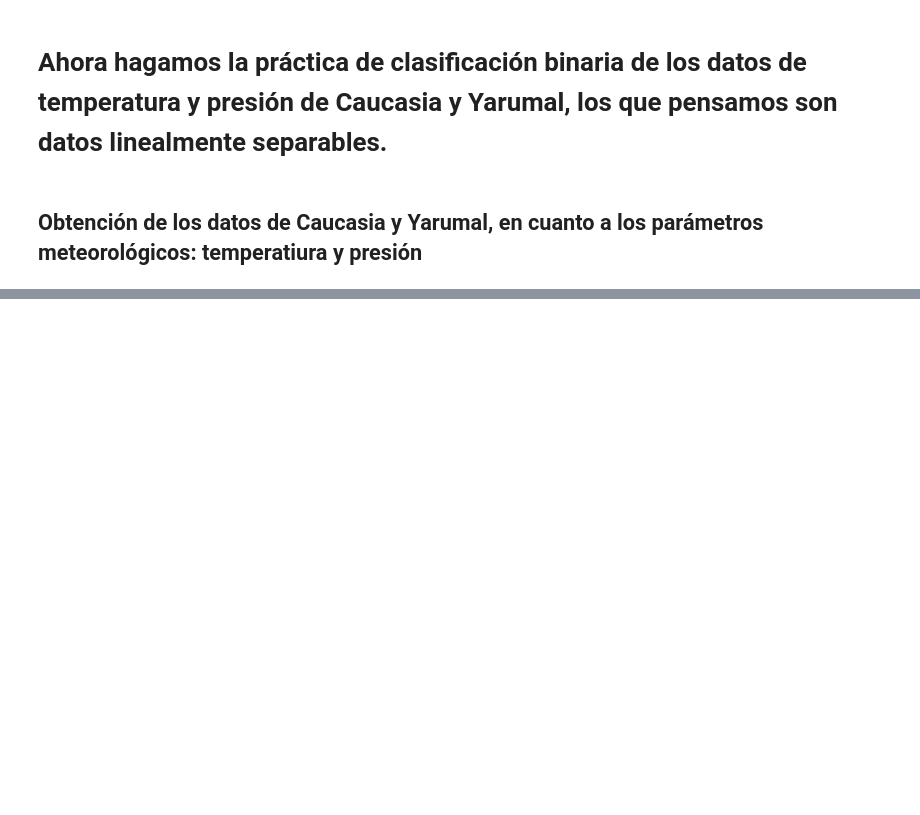
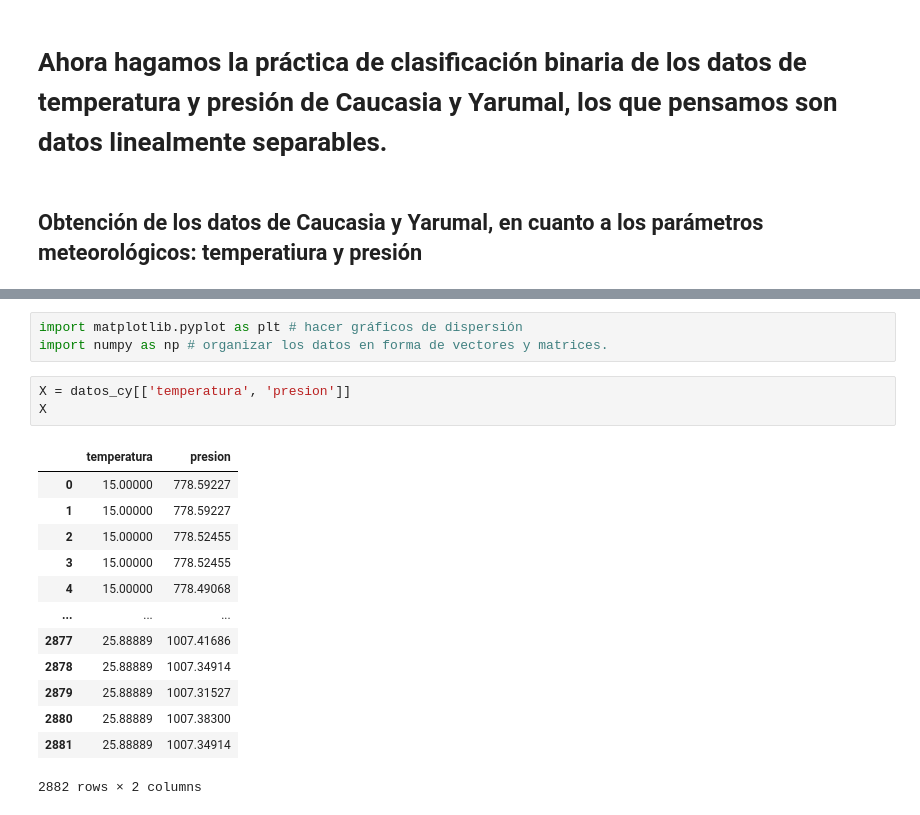
Before and after one commit to marco-canas/arima, a Jupyter notebook: machine_learning/1_time_series/10_seminario_octubre_18/10_seminario_ml_sat_dengue_oct_18.ipynb, the cells around one changed output, grey strips where cells are left out. Cells and saved outputs as stored; diff of their text form; blank space fills up the shorter version.

```diff
--- a/machine_learning/1_time_series/10_seminario_octubre_18/10_seminario_ml_sat_dengue_oct_18.ipynb
+++ b/machine_learning/1_time_series/10_seminario_octubre_18/10_seminario_ml_sat_dengue_oct_18.ipynb
@@ -752,3 +778,23 @@ These instances are called the support vectors (they are circled in Figure 5-1).
+# %%
+import matplotlib.pyplot as plt # hacer gráficos de dispersión
+import numpy as np # organizar los datos en forma de vectores y matrices.
+# %%
+X = datos_cy[['temperatura', 'presion']]
+X
+# %% [output]
+|  | temperatura | presion |
+| 0 | 15.00000 | 778.59227 |
+| 1 | 15.00000 | 778.59227 |
+| 2 | 15.00000 | 778.52455 |
+| 3 | 15.00000 | 778.52455 |
+| 4 | 15.00000 | 778.49068 |
+| ... | ... | ... |
+| 2877 | 25.88889 | 1007.41686 |
+| 2878 | 25.88889 | 1007.34914 |
+| 2879 | 25.88889 | 1007.31527 |
+| 2880 | 25.88889 | 1007.38300 |
+| 2881 | 25.88889 | 1007.34914 |
+2882 rows × 2 columns
 # %% [markdown]
 # Referencias
 
```
Also changed, not shown: parts of 7 cells of this notebook, 1 other file.
